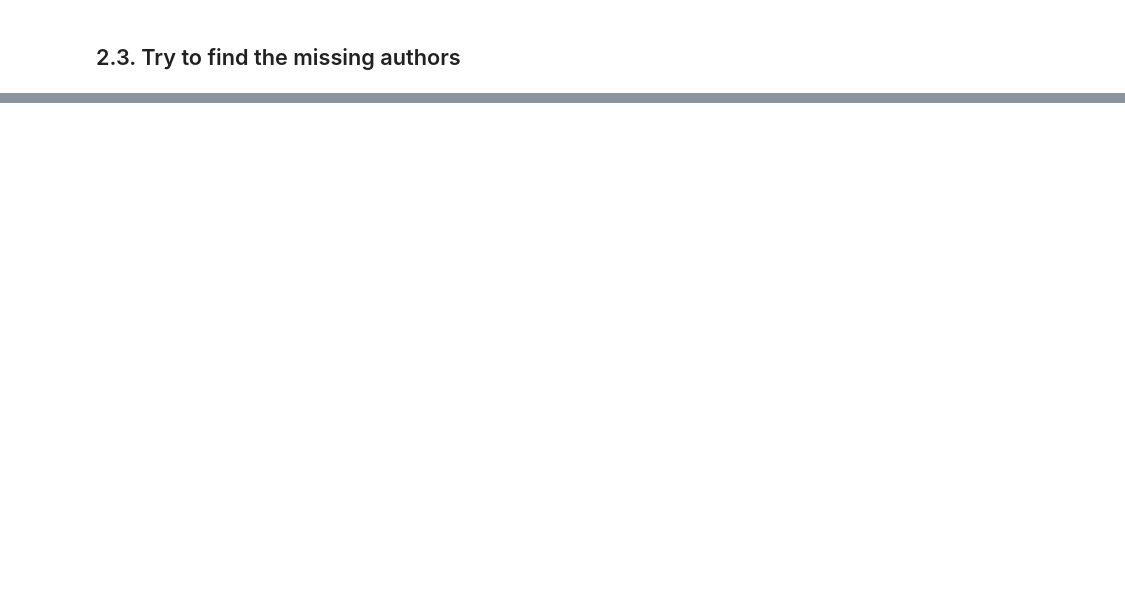
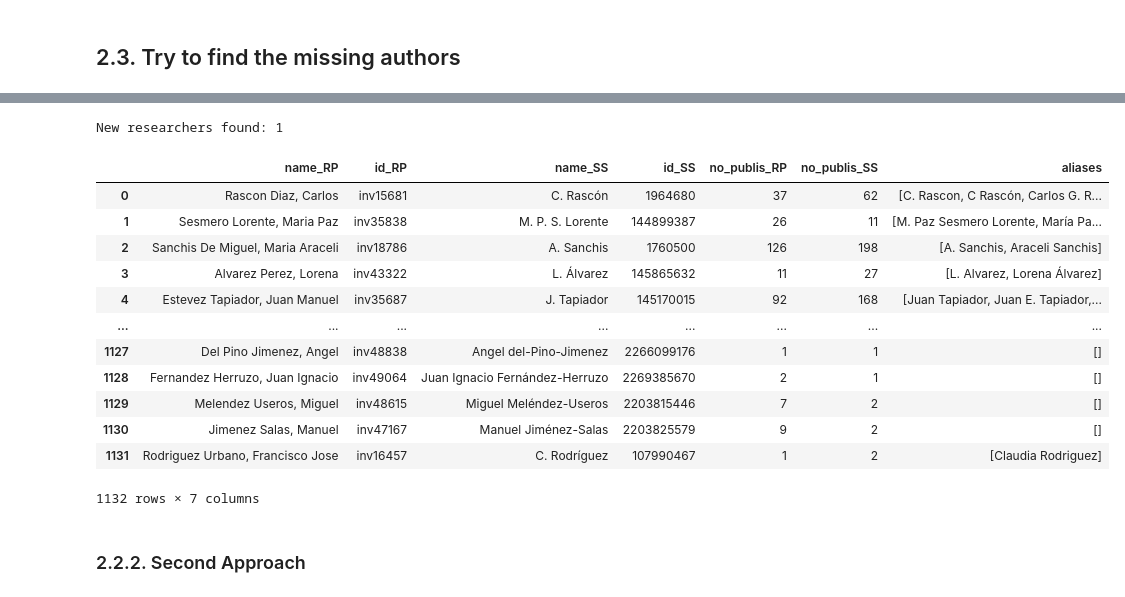
Before and after one commit to AI4University/data_ingest, a Jupyter notebook: match_semanticScholar_researchPortal/Semantic Scholar/match_script_SS.ipynb, the cells around one changed output, grey strips where cells are left out. Saved outputs shown, nothing was run; the diff lists cells and outputs as text; code cells hidden in the pictures; blank space fills up the shorter version.

```diff
--- a/match_semanticScholar_researchPortal/Semantic Scholar/match_script_SS.ipynb
+++ b/match_semanticScholar_researchPortal/Semantic Scholar/match_script_SS.ipynb
@@ -271,0 +439,23 @@ df_semantic_authors.filter(col('id')=='1385756446').show(truncate=120)
+# %%
+# cargo datos
+df_ids_researchers_2 = pd.read_parquet('/export/usuarios_ml4ds/mbalairon/github/data_ingest/match_semanticScholar_researchPortal/Semantic Scholar/output/df_v1.parquet')
+df_ids_researchers_2 = df_ids_researchers_2[~df_ids_researchers_2['id_RP'].duplicated(keep='first')]
+print('New researchers found:', len(df_ids_researchers_2['id_RP'].unique()) - pd.merge(df_ids_researchers, df_ids_researchers_2, on='id_RP').shape[0])
+# %% [output]
+New researchers found: 1
+# %%
+df_match_researchers = pd.concat([df_ids_researchers, df_ids_researchers_2]).drop_duplicates(subset=['id_RP']).reset_index().drop('index', axis=1)
+# %% [output]
+|  | name_RP | id_RP | name_SS | id_SS | no_publis_RP | no_publis_SS | aliases |
+| 0 | Rascon Diaz, Carlos | inv15681 | C. Rascón | 1964680 | 37 | 62 | [C. Rascon, C Rascón, Carlos G. R... |
+| 1 | Sesmero Lorente, Maria Paz | inv35838 | M. P. S. Lorente | 144899387 | 26 | 11 | [M. Paz Sesmero Lorente, María Pa... |
+| 2 | Sanchis De Miguel, Maria Araceli | inv18786 | A. Sanchis | 1760500 | 126 | 198 | [A. Sanchis, Araceli Sanchis] |
+| 3 | Alvarez Perez, Lorena | inv43322 | L. Álvarez | 145865632 | 11 | 27 | [L. Alvarez, Lorena Álvarez] |
+| 4 | Estevez Tapiador, Juan Manuel | inv35687 | J. Tapiador | 145170015 | 92 | 168 | [Juan Tapiador, Juan E. Tapiador,... |
+| ... | ... | ... | ... | ... | ... | ... | ... |
+| 1127 | Del Pino Jimenez, Angel | inv48838 | Angel del-Pino-Jimenez | 2266099176 | 1 | 1 | [] |
+| 1128 | Fernandez Herruzo, Juan Ignacio | inv49064 | Juan Ignacio Fernández-Herruzo | 2269385670 | 2 | 1 | [] |
+| 1129 | Melendez Useros, Miguel | inv48615 | Miguel Meléndez-Useros | 2203815446 | 7 | 2 | [] |
+| 1130 | Jimenez Salas, Manuel | inv47167 | Manuel Jiménez-Salas | 2203825579 | 9 | 2 | [] |
+| 1131 | Rodriguez Urbano, Francisco Jose | inv16457 | C. Rodríguez | 107990467 | 1 | 2 | [Claudia Rodriguez] |
+1132 rows × 7 columns
@@ -271,0 +485,2 @@ df_semantic_authors.filter(col('id')=='1385756446').show(truncate=120)
+# %% [markdown]
+### 2.2.2. Second Approach
```
Also changed, not shown: parts of 82 cells of this notebook, 12 other files.
